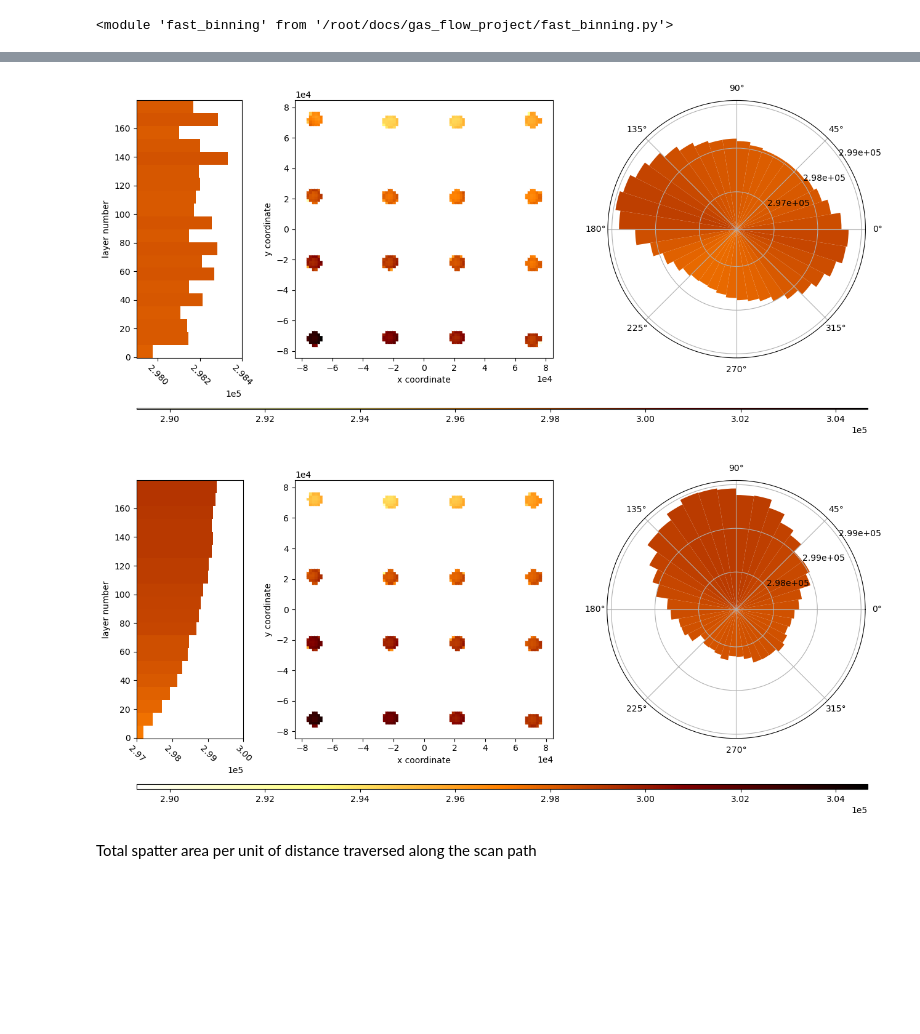
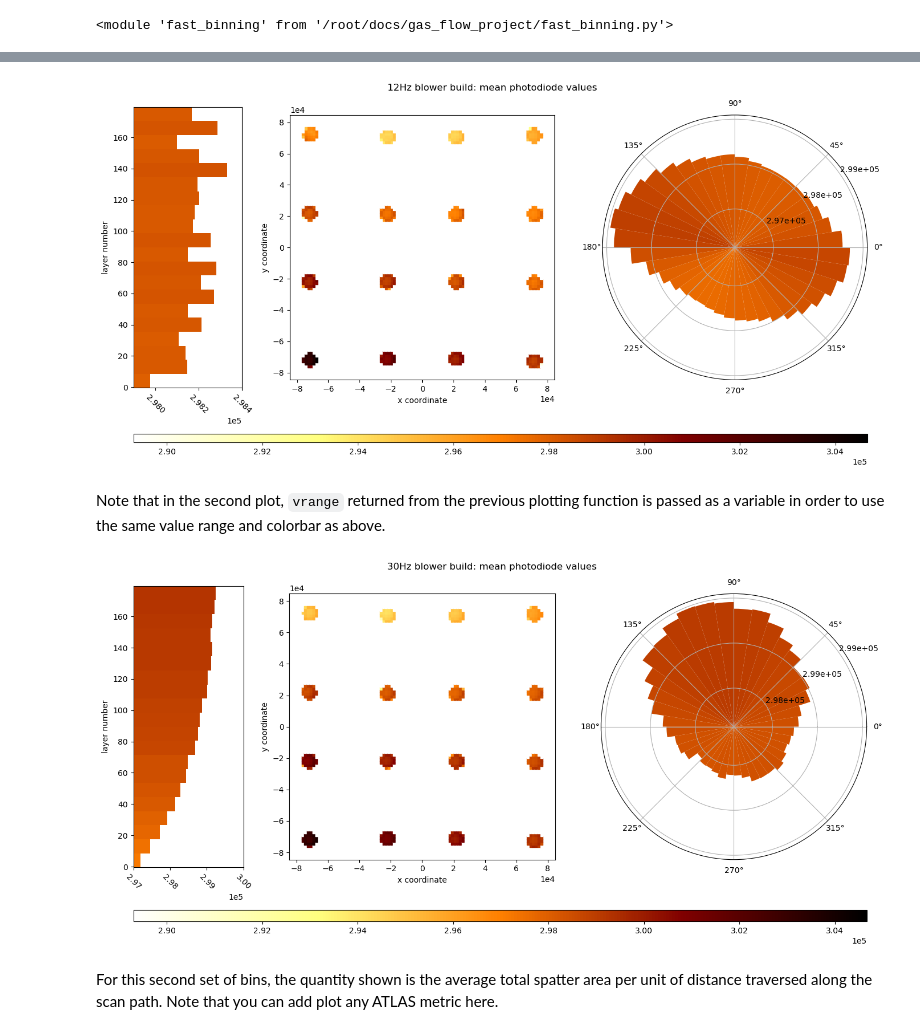
Before and after one commit to PatLT/grouch-binning, a Jupyter notebook: binning_v2.ipynb, the cells around one changed output, grey strips where cells are left out. Saved outputs shown, nothing was run; the diff lists cells and outputs as text; code cells hidden in the pictures; blank space fills up the shorter version.

Commit message:
Updated notebooks. Added clearer docstrings and bugfixes to fast_binning.py.

```diff
--- a/binning_v2.ipynb
+++ b/binning_v2.ipynb
@@ -64,28 +76,32 @@ Mean photodiode values per bin
 # %%
-fig = plt.figure(figsize=(13.0,6.0))
-ax_z,ax_xy,ax_th,vrange = fast_binning.plot_bins(fig,
+fig = plt.figure(figsize=(14.0,7.0))
+ax_z,ax_xy,ax_th,vrange_0 = fast_binning.plot_bins(fig,
                        "Photodiode",
                        XY_data,
                        th_data,
                        Zl_data,
                        "mean",
                        normalisation='linear')
+fig.suptitle("12Hz blower build: mean photodiode values")
 fig.tight_layout()
 # %% [output]
-[figure, old version]
+[figure, new version]
+# %% [markdown]
+Note that in the second plot, `vrange` returned from the previous plotting function is passed as a variable in order to use the same value range and colorbar as above.
 # %%
-fig = plt.figure(figsize=(13.0,6.0))
-ax_z,ax_xy,ax_th,vrange = fast_binning.plot_bins(fig,
+fig = plt.figure(figsize=(14.0,7.0))
+ax_z,ax_xy,ax_th,vrange_0 = fast_binning.plot_bins(fig,
                        "Photodiode",
                        XY_data_30Hz,
                        th_data_30Hz,
                        Zl_data_30Hz,
-                       vrange=vrange,
+                       vrange=vrange_0,
                        quantity="mean",
                        normalisation='linear')
+fig.suptitle("30Hz blower build: mean photodiode values")
 fig.tight_layout()
 # %% [output]
-[figure, old version]
+[figure, new version]
 # %% [markdown]
-Total spatter area per unit of distance traversed along the scan path
+For this second set of bins, the quantity shown is the average total spatter area per unit of distance traversed along the scan path. Note that you can add plot any ATLAS metric here.
 # %%
```
Also changed, not shown: parts of 24 cells of this notebook, 2 other files.
